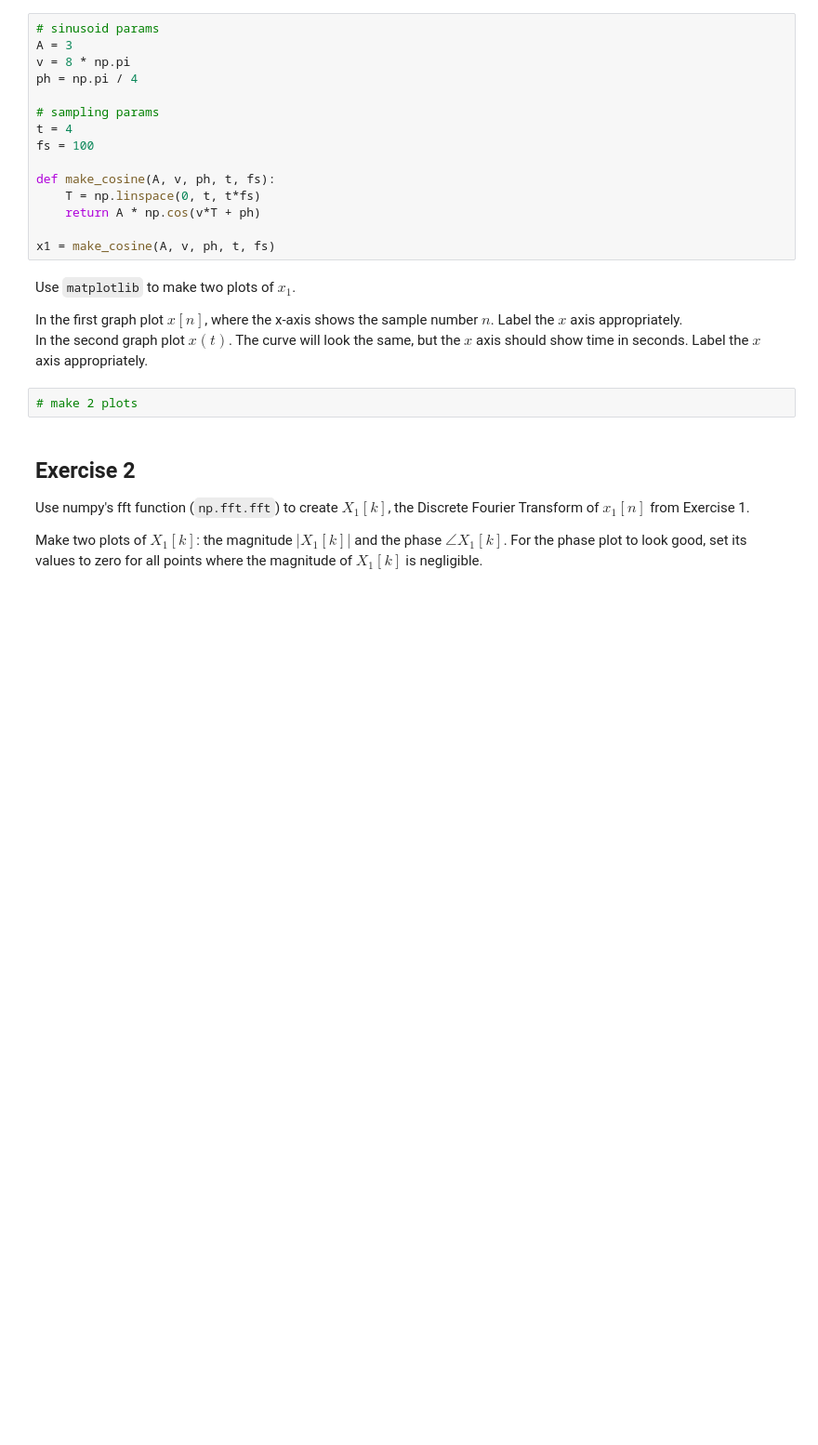
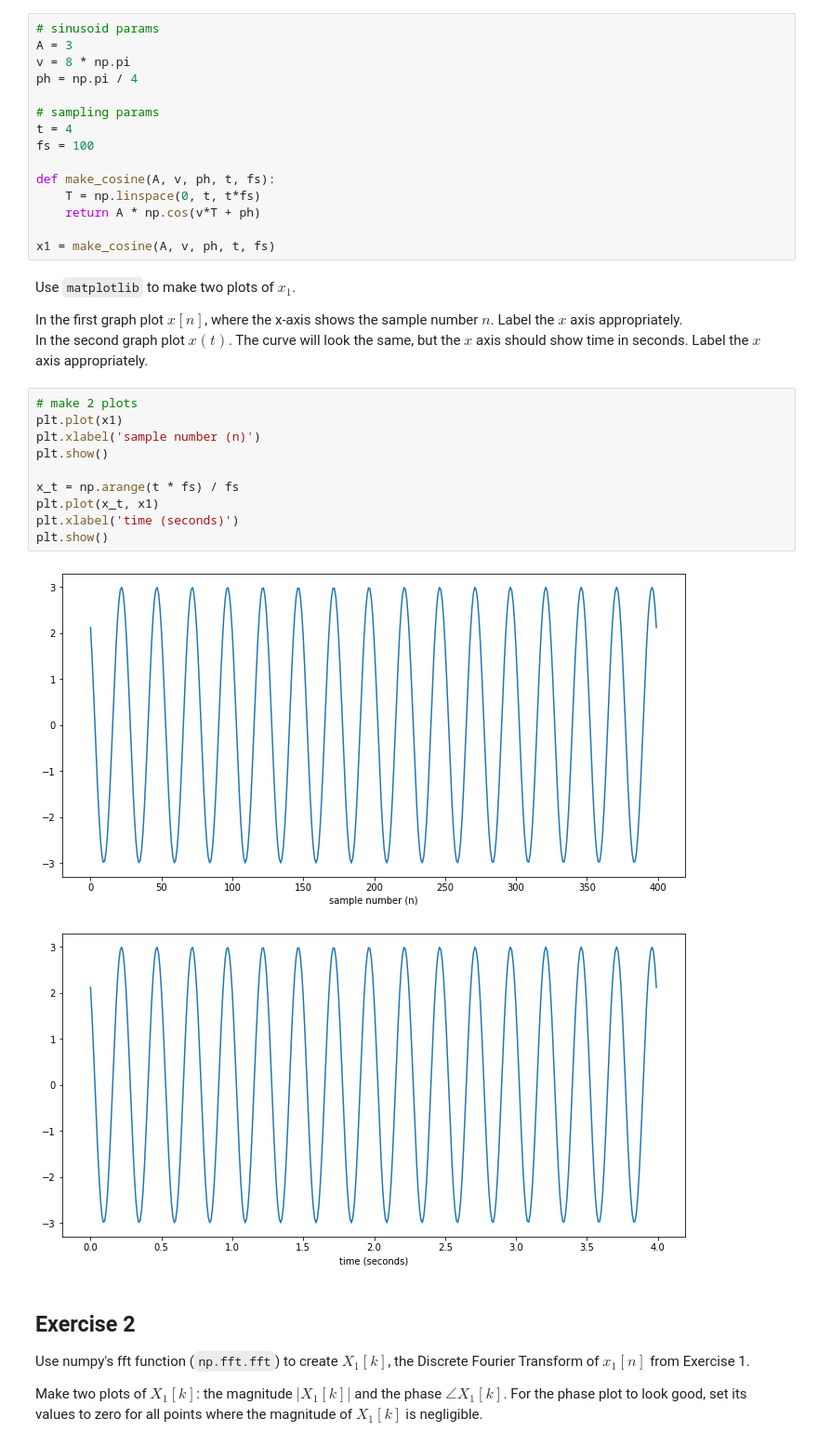
Before and after one commit to jmftrindade/digital_music_processing, a Jupyter notebook: 3_fourier/pset3.ipynb, the cells around one changed output. Shown at 93% size. Cells and saved outputs as stored; diff of their text form; blank space fills up the shorter version.

```diff
--- a/3_fourier/pset3.ipynb
+++ b/3_fourier/pset3.ipynb
@@ -50,8 +50,19 @@ Use `matplotlib` to make two plots of $x_1$.
 
 In the first graph plot $x[n]$, where the x-axis shows the sample number $n$. Label the $x$ axis appropriately.
 In the second graph plot $x(t)$. The curve will look the same, but the $x$ axis should show time in seconds. Label the $x$ axis appropriately.
-# %%
-# make 2 plots
+# %%
+# make 2 plots
+plt.plot(x1)
+plt.xlabel('sample number (n)')
+plt.show()
+
+x_t = np.arange(t * fs) / fs
+plt.plot(x_t, x1)
+plt.xlabel('time (seconds)')
+plt.show()
+# %% [output]
+[figure, added]
+[figure, added]
 # %% [markdown]
 ## Exercise 2
 
```
Also changed, not shown: parts of 6 cells of this notebook, 1 other file.
